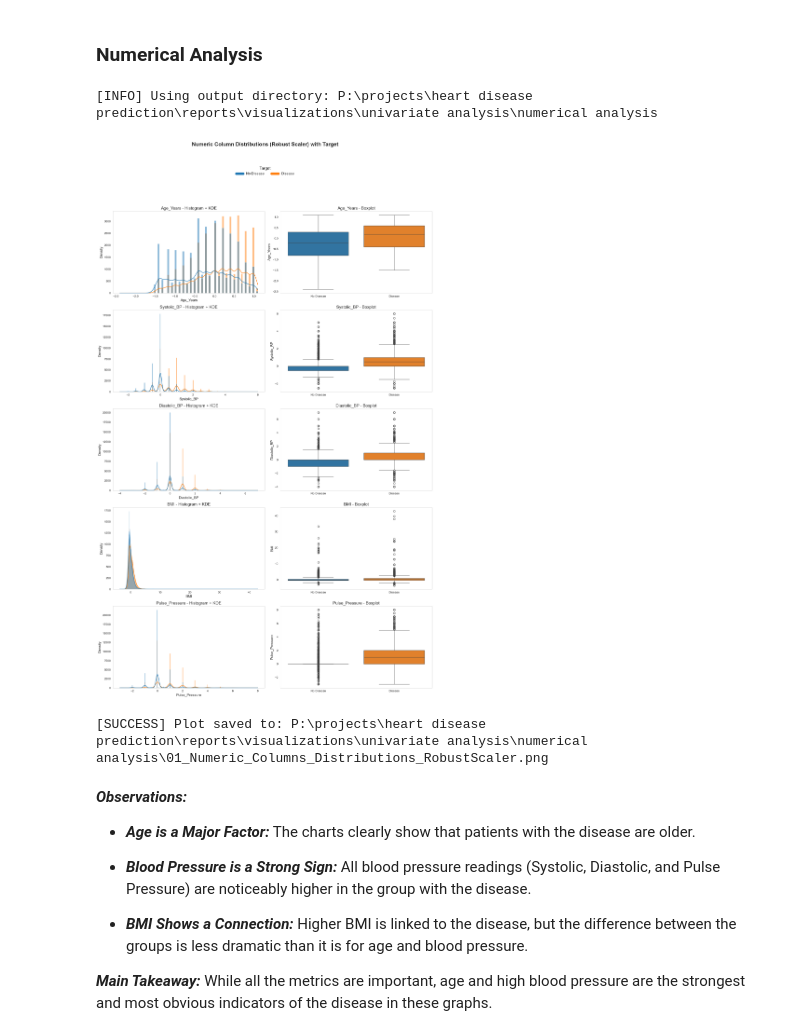
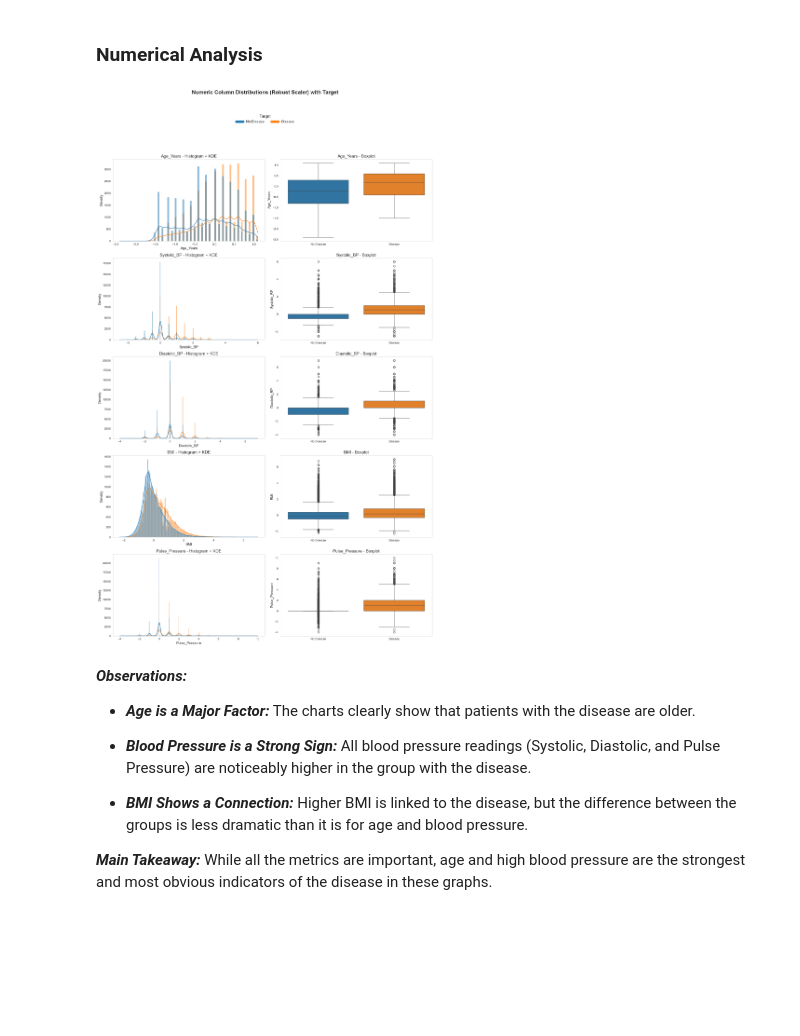
Before and after one commit to Ychandrasekharrao/heart-disease, a Jupyter notebook: src/notebooks/data_analysis.ipynb, the cells around one changed output. Drawn from its saved outputs; the diff is of its cells as text; code cells hidden in the pictures; blank space fills up the shorter version.

```diff
--- a/src/notebooks/data_analysis.ipynb
+++ b/src/notebooks/data_analysis.ipynb
@@ -1045,6 +1101,8 @@ dtype: float64
 # %% [markdown]
 ### Numerical Analysis
 # %%
+import joblib
+
 # ---------------------------
 # Columns to scale
 # ---------------------------
@@ -1059,13 +1117,29 @@ if 'target_name' not in df.columns and 'target' in df.columns:
 TARGET_PALETTE = {'No Disease': '#1f77b4', 'Disease': '#ff7f0e'}
 
 # ---------------------------
-# Create a copy to avoid modifying original data
+# Set up output directories (two levels up from src)
 # ---------------------------
-df_scaled = df.copy()
+try:
+    PROJECT_ROOT = Path.cwd().parent.parent.resolve()  # two levels up from src/notebooks
+    ARTIFACTS_DIR = PROJECT_ROOT / 'artifacts'
+    PLOT_DIR = PROJECT_ROOT / 'reports' / 'visualizations' / 'univariate analysis' / 'numerical analysis'
+    ARTIFACTS_DIR.mkdir(parents=True, exist_ok=True)
+    PLOT_DIR.mkdir(parents=True, exist_ok=True)
+except Exception as e:
+    # Fallback to current directory if there's an issue
+    ARTIFACTS_DIR = Path.cwd() / 'artifacts'
+    PLOT_DIR = Path.cwd()
+    ARTIFACTS_DIR.mkdir(parents=True, exist_ok=True)
 
-# Apply RobustScaler on copied data
+# ---------------------------
+# Apply RobustScaler on original DataFrame
+# ---------------------------
 scaler = RobustScaler()
-df_scaled[numeric_cols] = scaler.fit_transform(df[numeric_cols])
+df[numeric_cols] = scaler.fit_transform(df[numeric_cols])
+
+# Save the fitted scaler (outside src in artifacts folder)
+scaler_path = ARTIFACTS_DIR / 'robust_scaler_numeric.pkl'
+joblib.dump(scaler, scaler_path)
 
 # ---------------------------
 # Figure layout: 2 columns per row
@@ -1083,11 +1157,9 @@ fig.suptitle(
 # Plotting
 # ---------------------------
 for i, col in enumerate(numeric_cols):
-    data_plot = pd.DataFrame({'Value': df_scaled[col], 'target_name': df_scaled['target_name']})
-
     # --- Left: Histogram + KDE ---
     sns.histplot(
-        data=data_plot, x='Value', hue='target_name', palette=TARGET_PALETTE,
+        data=df, x=col, hue='target_name', palette=TARGET_PALETTE,
         kde=True, ax=axes[i, 0], legend=False
     )
     axes[i, 0].set_title(f'{col} - Histogram + KDE', fontsize=14)
@@ -1095,60 +1167,39 @@ for i, col in enumerate(numeric_cols):
     axes[i, 0].set_ylabel('Density', fontsize=12)
     axes[i, 0].tick_params(axis='both', labelsize=10)
     axes[i, 0].grid(False)
 
     # --- Right: Boxplot ---
     sns.boxplot(
-        data=data_plot, x='target_name', y='Value',
+        data=df, x='target_name', y=col,
         palette=TARGET_PALETTE, ax=axes[i, 1], dodge=False, showfliers=True
     )
     axes[i, 1].set_title(f'{col} - Boxplot', fontsize=14)
     axes[i, 1].set_xlabel('')
     axes[i, 1].set_ylabel(col, fontsize=12)
     axes[i, 1].tick_params(axis='both', labelsize=10)
     axes[i, 1].grid(False)
     axes[i, 1].set_xticklabels(list(TARGET_PALETTE.keys()))
 
 # ---------------------------
 # Single horizontal legend below title
 # ---------------------------
 handles = [Line2D([0], [0], color=TARGET_PALETTE[name], lw=8, label=name) for name in TARGET_PALETTE]
 fig.legend(
     handles=handles, labels=list(TARGET_PALETTE.keys()), title='Target',
     title_fontsize=14, fontsize=12, loc='upper center', bbox_to_anchor=(0.5, 1.01),
     ncol=len(TARGET_PALETTE), frameon=False
 )
 
 plt.tight_layout(rect=(0, 0, 1, 0.95))
 
 # ---------------------------
-# Save figure outside src, with proper error handling
+# Save figure (outside src in reports folder)
 # ---------------------------
-try:
-    PROJECT_ROOT = Path.cwd().parent.parent.resolve()  # Two levels up from src
-    PLOT_DIR = PROJECT_ROOT / 'reports' / 'visualizations' / 'univariate analysis' / 'numerical analysis'
-
-    # Create directory structure if needed
-    PLOT_DIR.mkdir(parents=True, exist_ok=True)
-    print(f"[INFO] Using output directory: {PLOT_DIR.resolve()}")
-
-    img_path = PLOT_DIR / '01_Numeric_Columns_Distributions_RobustScaler.png'
-
-    # Remove previous file if exists
-    if img_path.exists():
-        img_path.unlink()
-        print(f"[INFO] Removed existing file: {img_path.name}")
-
-    plt.savefig(img_path, bbox_inches='tight', dpi=150)
-    plt.show()
-    print(f"[SUCCESS] Plot saved to: {img_path.resolve()}")
-
-except Exception as e:
-    print(f"[ERROR] Failed to save plot: {str(e)}")
-    plt.show()  # Still show the plot even if saving fails
+img_path = PLOT_DIR / '01_Numeric_Columns_Distributions_RobustScaler.png'
+plt.savefig(img_path, bbox_inches='tight', dpi=150, facecolor='white')
+plt.show()
 # %% [output]
-[INFO] Using output directory: P:\projects\heart disease prediction\reports\visualizations\univariate analysis\numerical analysis
-[figure, old version]
+[figure, new version]
-[SUCCESS] Plot saved to: P:\projects\heart disease prediction\reports\visualizations\univariate analysis\numerical analysis\01_Numeric_Columns_Distributions_RobustScaler.png
 # %% [markdown]
 ***Observations:***
 
```
Also changed, not shown: parts of 39 cells of this notebook, 46 other files.
